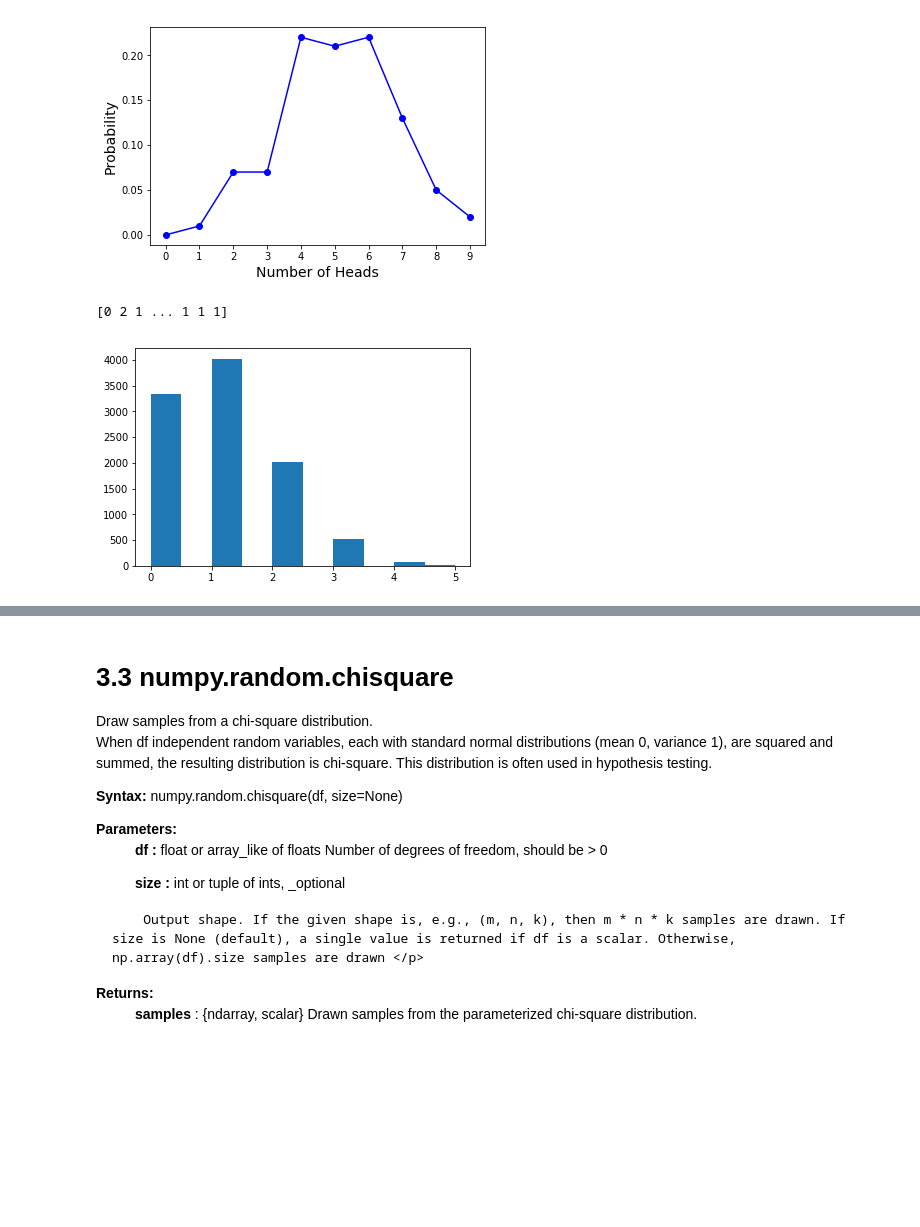
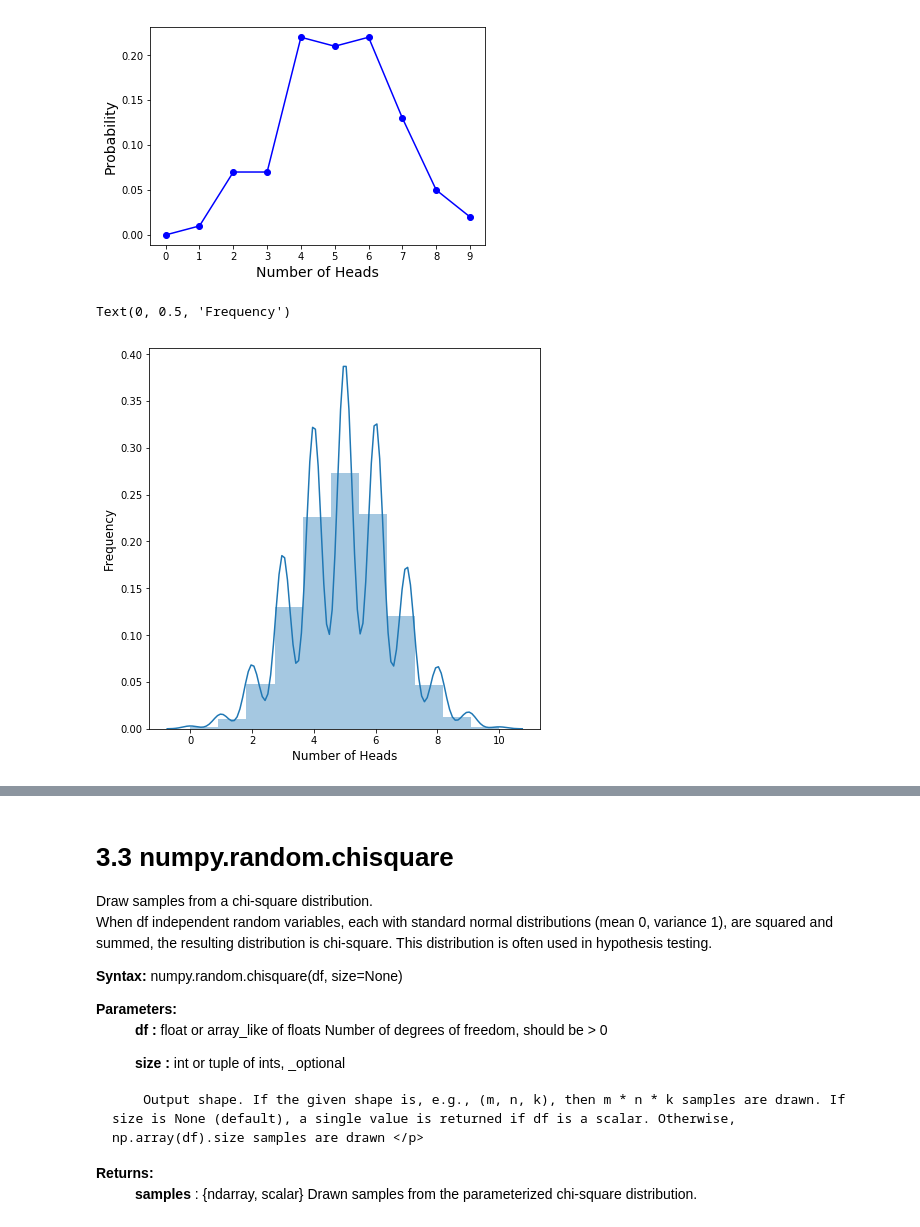
Before and after one commit to Freeha-S/numpy-random, a Jupyter notebook: numpy-random.ipynb, the cells around one changed output, grey strips where cells are left out. Saved outputs shown, nothing was run; the diff lists cells and outputs as text; code cells hidden in the pictures; blank space fills up the shorter version.

```diff
--- a/numpy-random.ipynb
+++ b/numpy-random.ipynb
@@ -395,9 +451,9 @@ s = np.random.binomial(6,0.167,10000)
-# %%
-print(s)
-# %% [output]
-[0 2 1 ... 1 1 1]
-# %%
-plt.hist(s)
-plt.show()
-# %% [output]
-[figure, removed]
+# %%
+heads = np.random.binomial(10,0.5,10000)
+fig, ax = plt.subplots(figsize=(7,7))
+ax = sns.distplot(heads, bins=11, label='simulation results')
+ax.set_xlabel("Number of Heads",fontsize=12)
+ax.set_ylabel("Frequency",fontsize=12)
+# %% [output]
+Text(0, 0.5, 'Frequency')
+[figure, added]
```
Also changed, not shown: parts of 46 cells of this notebook, 1 other file.
